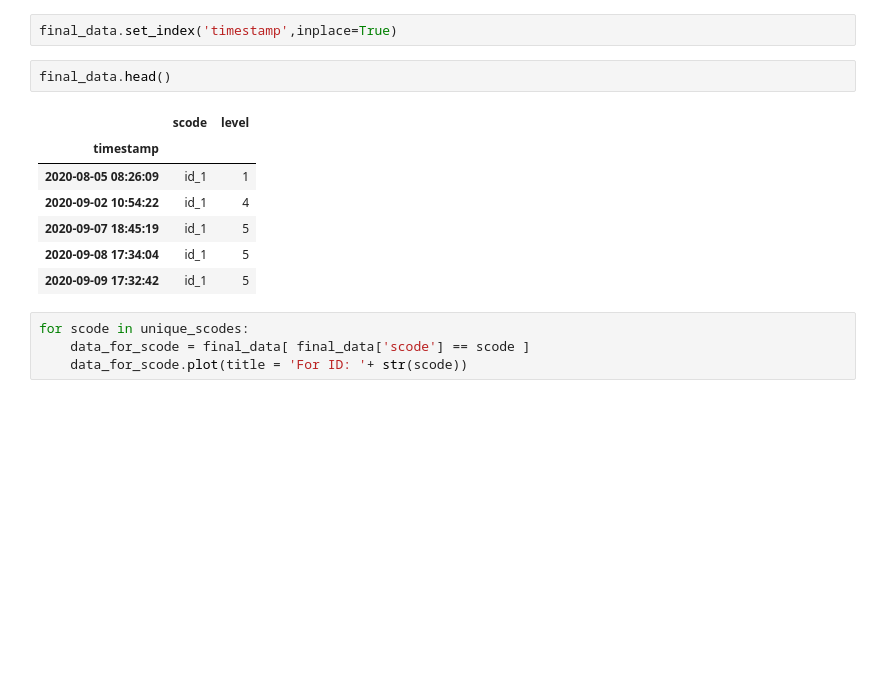
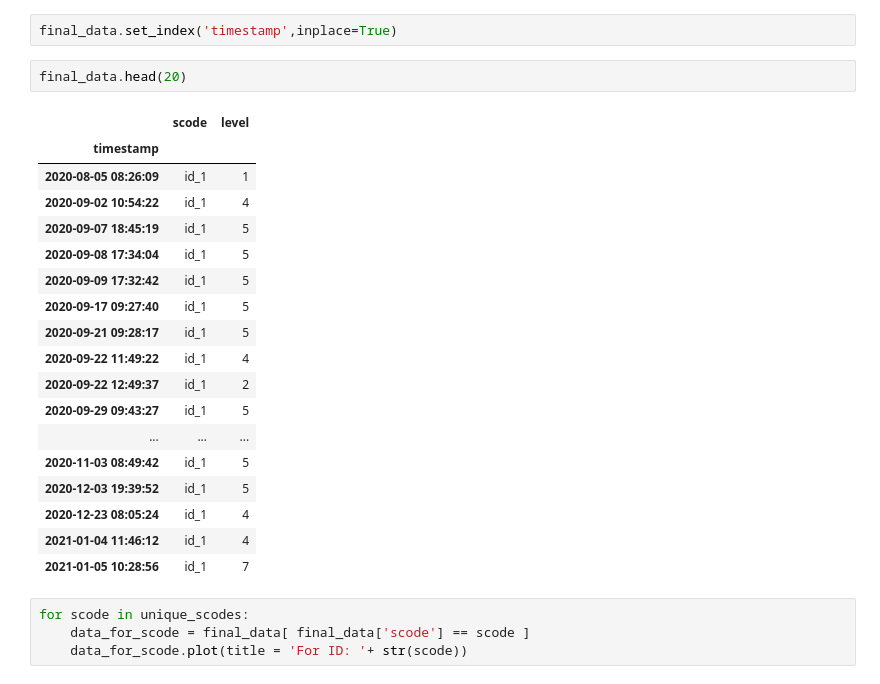
Before and after one commit to GuptaTanay/Battery-Level-Prediction, a Jupyter notebook: Battery_Level_Prediction.ipynb, the cells around one changed output. Cells and saved outputs as stored; diff of their text form; blank space fills up the shorter version.

```diff
--- a/Battery_Level_Prediction.ipynb
+++ b/Battery_Level_Prediction.ipynb
@@ -178,15 +178,26 @@ dtype: object
 # %%
 final_data.set_index('timestamp',inplace=True)
 # %%
-final_data.head()
+final_data.head(20)
 # %% [output]
 |  | scode | level |
 | timestamp |  |  |
 | 2020-08-05 08:26:09 | id_1 | 1 |
 | 2020-09-02 10:54:22 | id_1 | 4 |
 | 2020-09-07 18:45:19 | id_1 | 5 |
 | 2020-09-08 17:34:04 | id_1 | 5 |
 | 2020-09-09 17:32:42 | id_1 | 5 |
+| 2020-09-17 09:27:40 | id_1 | 5 |
+| 2020-09-21 09:28:17 | id_1 | 5 |
+| 2020-09-22 11:49:22 | id_1 | 4 |
+| 2020-09-22 12:49:37 | id_1 | 2 |
+| 2020-09-29 09:43:27 | id_1 | 5 |
+| ... | ... | ... |
+| 2020-11-03 08:49:42 | id_1 | 5 |
+| 2020-12-03 19:39:52 | id_1 | 5 |
+| 2020-12-23 08:05:24 | id_1 | 4 |
+| 2021-01-04 11:46:12 | id_1 | 4 |
+| 2021-01-05 10:28:56 | id_1 | 7 |
 # %%
 for scode in unique_scodes:
     data_for_scode = final_data[ final_data['scode'] == scode ]
```
Also changed, not shown: parts of 3 cells of this notebook.
